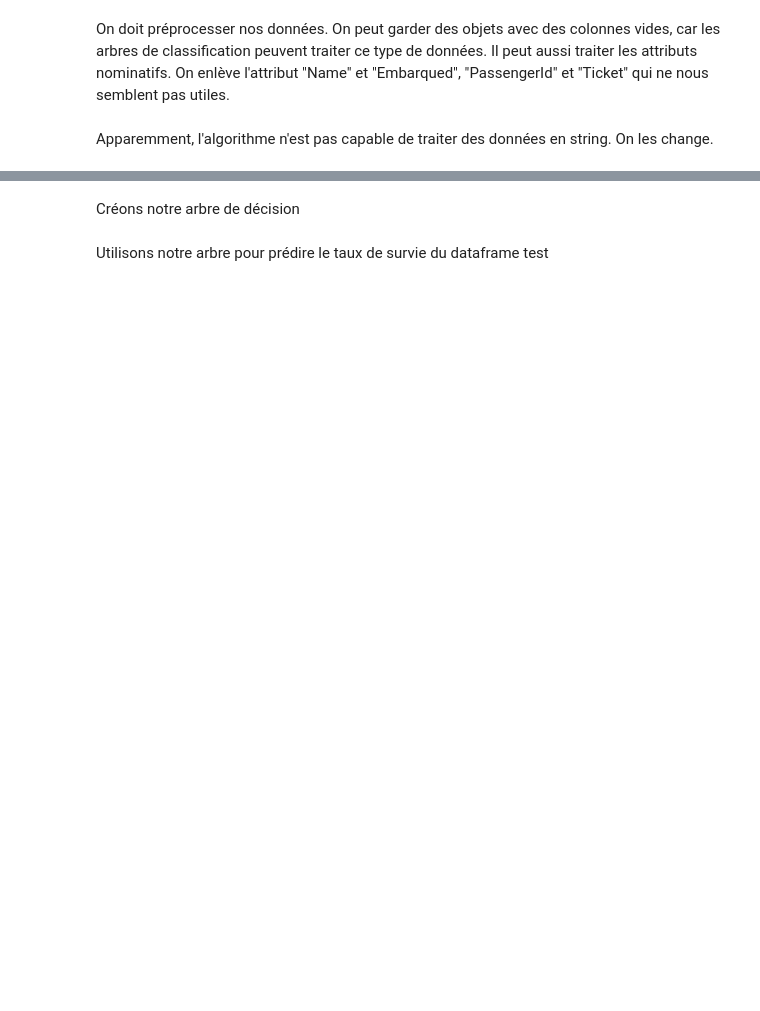
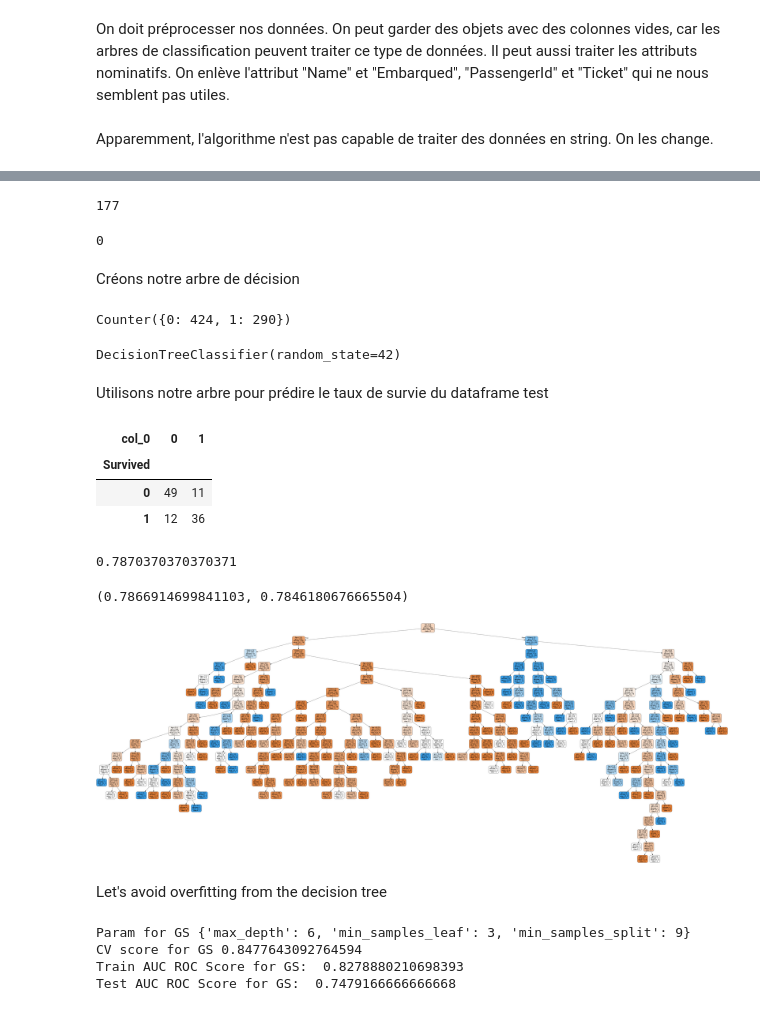
Before and after one commit to odri96352/info6, a Jupyter notebook: titanic_vis.ipynb, the cells around one changed output, grey strips where cells are left out. Cells and saved outputs as stored; diff of their text form; code cells hidden in the pictures; blank space fills up the shorter version.

```diff
--- a/titanic_vis.ipynb
+++ b/titanic_vis.ipynb
@@ -112,7 +93,27 @@ ValueError: Length of values (886) does not match length of index (891)
+# %%
+X['Age'].isnull().sum()
+# %% [output]
+177
+# %%
+X=X.dropna()
+X['Age'].isnull().sum()
+# %% [output]
+0
 # %% [markdown]
 Créons notre arbre de décision
+# %%
+y=X["Survived"]
+del X["Survived"]
+X_train, X_test, y_train, y_test = train_test_split(X, y, test_size=0.15, random_state=0)
+# %%
+from collections import Counter
+Counter(y)
+# %% [output]
+Counter({0: 424, 1: 290})
 # %%
-dt = DecisionTreeClassifier()
-dt.fit(X,y)
+dt = DecisionTreeClassifier(random_state=42)
+dt.fit(X_train,y_train)
+# %% [output]
+DecisionTreeClassifier(random_state=42)
 # %% [markdown]
 Utilisons notre arbre pour prédire le taux de survie du dataframe test
@@ -121,0 +122,15 @@ df_test.dtypes
+# %%
+pds.crosstab(y_test,y_predict)
+# %% [output]
+| col_0 | 0 | 1 |
+| Survived |  |  |
+| 0 | 49 | 11 |
+| 1 | 12 | 36 |
+# %%
+accuracy_score(y_test,y_predict)
+# %% [output]
+0.7870370370370371
+# %%
+precision_score(y_test,y_predict,average="weighted"), precision_score(y_test,y_predict,average="macro")
+# %% [output]
+(0.7866914699841103, 0.7846180676665504)
@@ -121,0 +142,37 @@ df_test.dtypes
+# %%
+feature_cols=X.columns
+# %%
+dot_data = StringIO()
+export_graphviz(dt, out_file=dot_data,
+                filled=True, rounded=True,
+                special_characters=True,feature_names = feature_cols,class_names=['0','1'])
+graph = pydotplus.graph_from_dot_data(dot_data.getvalue())
+graph.write_png('Survival.png')
+Image(graph.create_png())
+# %% [output]
+[figure, added]
+# %% [markdown]
+Let's avoid overfitting from the decision tree
+# %%
+from sklearn.tree import DecisionTreeClassifier
+from sklearn.model_selection import GridSearchCV
+from sklearn.metrics import roc_auc_score
+
+param_grid = {
+    "max_depth": [3,5,6,7,8,9,10,15,20,None],
+    "min_samples_split": [2,3,4,5,7,8,9,10],
+    "min_samples_leaf": [1,2,3,4,5]
+}
+
+clf = DecisionTreeClassifier(random_state=42)
+grid_cv = GridSearchCV(clf, param_grid, scoring="roc_auc", n_jobs=-1, cv=3).fit(X_train, y_train)
+
+print("Param for GS", grid_cv.best_params_)
+print("CV score for GS", grid_cv.best_score_)
+print("Train AUC ROC Score for GS: ", roc_auc_score(y_train, grid_cv.predict(X_train)))
+print("Test AUC ROC Score for GS: ", roc_auc_score(y_test, grid_cv.predict(X_test)))
+# %% [output]
+Param for GS {'max_depth': 6, 'min_samples_leaf': 3, 'min_samples_split': 9}
+CV score for GS 0.8477643092764594
+Train AUC ROC Score for GS:  0.8278880210698393
+Test AUC ROC Score for GS:  0.7479166666666668
```
Also changed, not shown: parts of 41 cells of this notebook.
